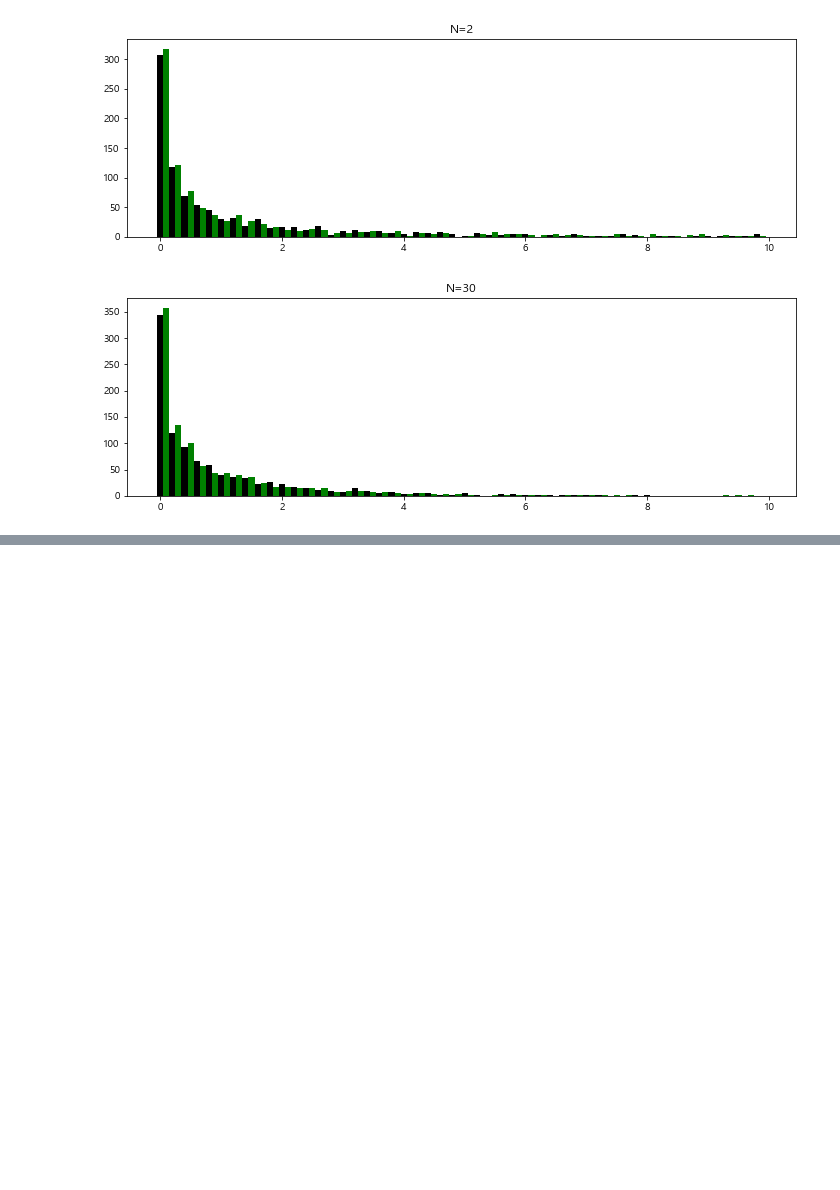
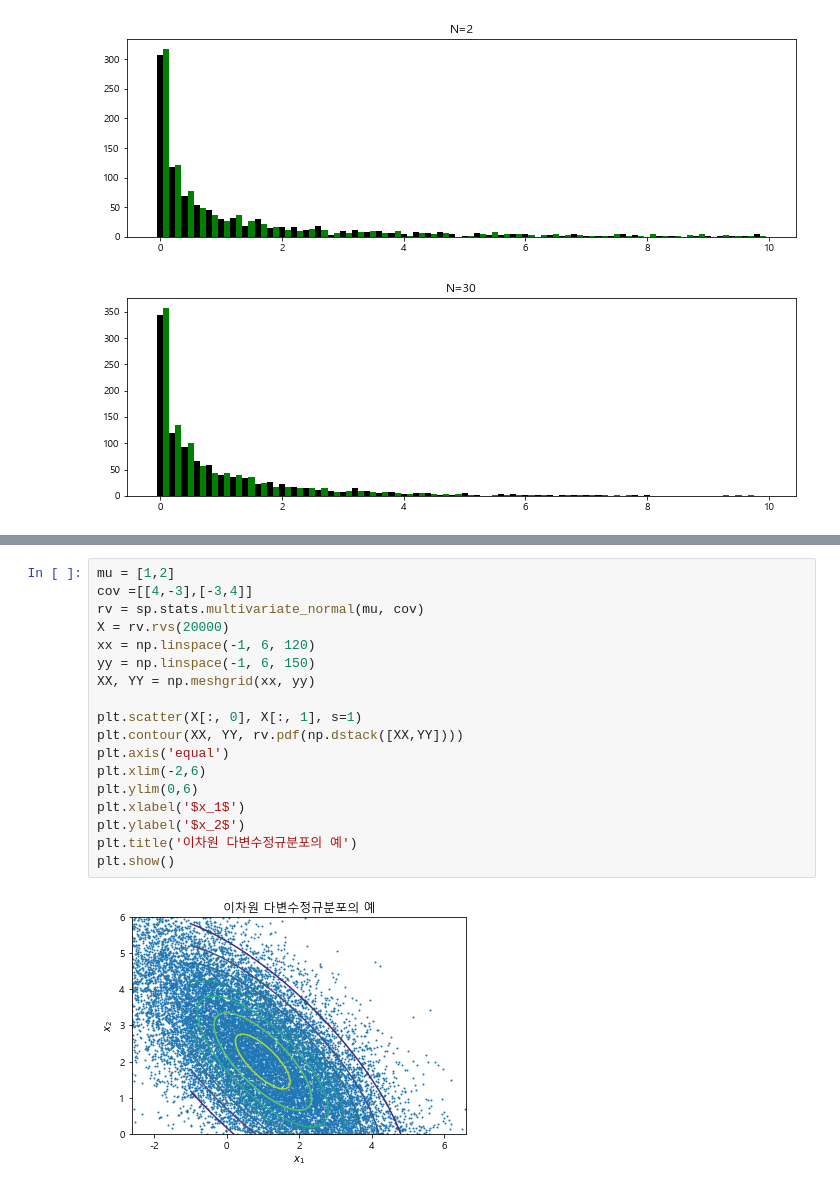
Before and after one commit to ghdakrk/math, a Jupyter notebook: 14.practice.ipynb, the cells around one changed output, grey strips where cells are left out. Saved outputs shown, nothing was run; the diff lists cells and outputs as text; blank space fills up the shorter version.

```diff
--- a/14.practice.ipynb
+++ b/14.practice.ipynb
@@ -204,0 +245,20 @@ plt.show()
+# %%
+mu = [1,2]
+cov =[[4,-3],[-3,4]]
+rv = sp.stats.multivariate_normal(mu, cov)
+X = rv.rvs(20000)
+xx = np.linspace(-1, 6, 120)
+yy = np.linspace(-1, 6, 150)
+XX, YY = np.meshgrid(xx, yy)
+
+plt.scatter(X[:, 0], X[:, 1], s=1)
+plt.contour(XX, YY, rv.pdf(np.dstack([XX,YY])))
+plt.axis('equal')
+plt.xlim(-2,6)
+plt.ylim(0,6)
+plt.xlabel('$x_1$')
+plt.ylabel('$x_2$')
+plt.title('이차원 다변수정규분포의 예')
+plt.show()
+# %% [output]
+[figure, added]
```
Also changed, not shown: parts of 4 cells of this notebook, 3 other files.
